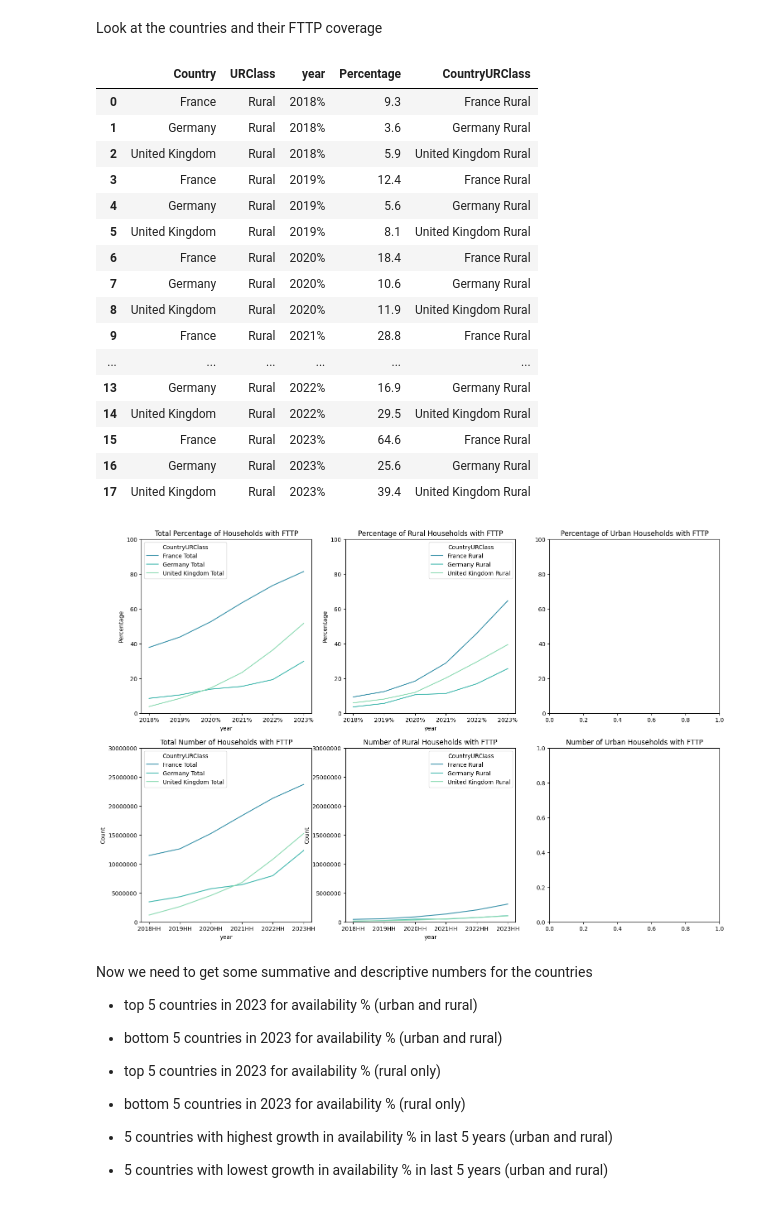
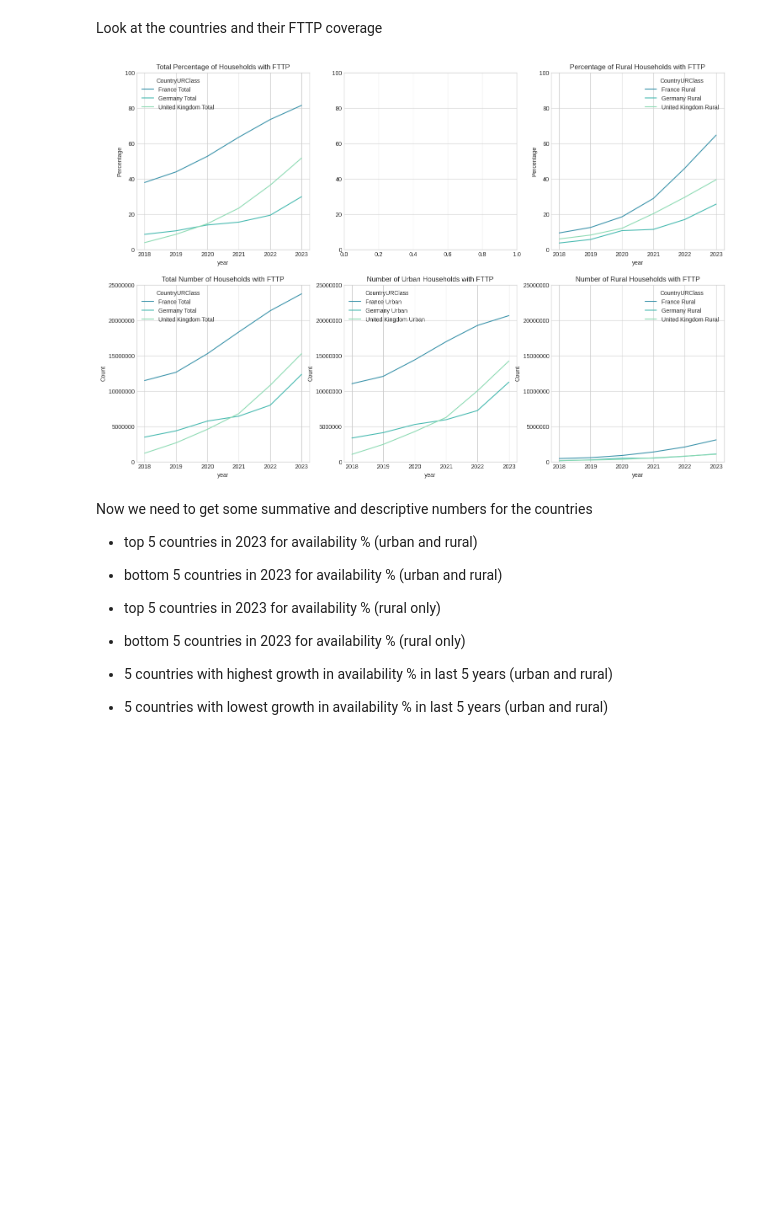
Before and after one commit to yuliiabosher/Fiber-optic-project, a Jupyter notebook: european_fibre_optic_data_clean_and_load.ipynb, the cells around one changed output. Drawn from its saved outputs; the diff is of its cells as text; code cells hidden in the pictures; blank space fills up the shorter version.

```diff
--- a/european_fibre_optic_data_clean_and_load.ipynb
+++ b/european_fibre_optic_data_clean_and_load.ipynb
@@ -261,9 +261,11 @@ Look at the countries and their FTTP coverage
 # %%
 
 # Import and alias the necessary libraries
+#!pip install mplcursors
 import numpy as np
 import matplotlib.pyplot as plt
 import seaborn as sns
+from mplcursors import cursor
 
 percentage_columns = ['Country','URClass','2018%','2019%','2020%','2021%','2022%','2023%']
 dfEuropeCleanPlotPercentage=dfEuropeCleanFTTP[percentage_columns]
@@ -300,71 +302,71 @@ dfUKFranceGermanyUrbanPlotHouseholds=pd.DataFrame({
   '2023HH': [(dfUKFranceGermanyTotalPlotHouseholds.loc[0,'2023HH'] - dfUKFranceGermanyRuralPlotHouseholds.loc[0,'2023HH']),(dfUKFranceGermanyTotalPlotHouseholds.loc[1,'2023HH'] - dfUKFranceGermanyRuralPlotHouseholds.loc[1,'2023HH']),(dfUKFranceGermanyTotalPlotHouseholds.loc[2,'2023HH'] - dfUKFranceGermanyRuralPlotHouseholds.loc[2,'2023HH'])]
   })
 
 #display(dfUKFranceGermanyUrbanPlotPercentage)
+dfUKFranceGermanyUrbanPlotHouseholds.rename(columns={'2018HH': '2018', '2019HH': '2019', '2020HH': '2020', '2021HH':'2021', '2022HH':'2022', '2023HH':'2023'}, inplace=True)
+dfUKFranceGermanyRuralPlotHouseholds.rename(columns={'2018HH': '2018', '2019HH': '2019', '2020HH': '2020', '2021HH':'2021', '2022HH':'2022', '2023HH':'2023'}, inplace=True)
+dfUKFranceGermanyTotalPlotHouseholds.rename(columns={'2018HH': '2018', '2019HH': '2019', '2020HH': '2020', '2021HH':'2021', '2022HH':'2022', '2023HH':'2023'}, inplace=True)
+dfUKFranceGermanyTotalPlotPercentage.rename(columns={'2018%': '2018', '2019%': '2019', '2020%': '2020', '2021%':'2021', '2022%':'2022', '2023%':'2023'}, inplace=True)
+dfUKFranceGermanyRuralPlotPercentage.rename(columns={'2018%': '2018', '2019%': '2019', '2020%': '2020', '2021%':'2021', '2022%':'2022', '2023%':'2023'}, inplace=True)
 
 
-dfUKFranceGermanyTotalPlotPercentage=dfUKFranceGermanyTotalPlotPercentage.melt(id_vars=["Country", 'URClass'],value_vars=['Country','2018%','2019%','2020%','2021%','2022%','2023%'])
+dfUKFranceGermanyTotalPlotPercentage=dfUKFranceGermanyTotalPlotPercentage.melt(id_vars=["Country", 'URClass'],value_vars=['Country','2018','2019','2020','2021','2022','2023'])
 dfUKFranceGermanyTotalPlotPercentage['CountryURClass'] = dfUKFranceGermanyTotalPlotPercentage[['Country', 'URClass']].agg(' '.join, axis=1)
-dfUKFranceGermanyRuralPlotPercentage=dfUKFranceGermanyRuralPlotPercentage.melt(id_vars=["Country", 'URClass'],value_vars=['Country','2018%','2019%','2020%','2021%','2022%','2023%'])
+dfUKFranceGermanyRuralPlotPercentage=dfUKFranceGermanyRuralPlotPercentage.melt(id_vars=["Country", 'URClass'],value_vars=['Country','2018','2019','2020','2021','2022','2023'])
 dfUKFranceGermanyRuralPlotPercentage['CountryURClass'] = dfUKFranceGermanyRuralPlotPercentage[['Country', 'URClass']].agg(' '.join, axis=1)
-dfUKFranceGermanyRuralPlotHouseholds=dfUKFranceGermanyRuralPlotHouseholds.melt(id_vars=["Country", 'URClass'],value_vars=['Country','2018HH','2019HH','2020HH','2021HH','2022HH','2023HH'])
+dfUKFranceGermanyRuralPlotHouseholds=dfUKFranceGermanyRuralPlotHouseholds.melt(id_vars=["Country", 'URClass'],value_vars=['Country','2018','2019','2020','2021','2022','2023'])
 dfUKFranceGermanyRuralPlotHouseholds['CountryURClass'] = dfUKFranceGermanyRuralPlotHouseholds[['Country', 'URClass']].agg(' '.join, axis=1)
-dfUKFranceGermanyTotalPlotHouseholds=dfUKFranceGermanyTotalPlotHouseholds.melt(id_vars=["Country", 'URClass'],value_vars=['Country','2018HH','2019HH','2020HH','2021HH','2022HH','2023HH'])
+dfUKFranceGermanyTotalPlotHouseholds=dfUKFranceGermanyTotalPlotHouseholds.melt(id_vars=["Country", 'URClass'],value_vars=['Country','2018','2019','2020','2021','2022','2023'])
 dfUKFranceGermanyTotalPlotHouseholds['CountryURClass'] = dfUKFranceGermanyTotalPlotHouseholds[['Country', 'URClass']].agg(' '.join, axis=1)
+dfUKFranceGermanyUrbanPlotHouseholds=dfUKFranceGermanyUrbanPlotHouseholds.melt(id_vars=["Country", 'URClass'],value_vars=['Country','2018','2019','2020','2021','2022','2023'])
+dfUKFranceGermanyUrbanPlotHouseholds['CountryURClass'] = dfUKFranceGermanyUrbanPlotHouseholds[['Country', 'URClass']].agg(' '.join, axis=1)
 
-#dfUKFranceGermanyUrbanPlotPercentage=dfUKFranceGermanyUrbanPlotPercentage.melt(id_vars=["Country", 'URClass'],value_vars=['Country','2018%','2019%','2020%','2021%','2022%','2023%'])
-#dfUKFranceGermanyUrbanPlotPercentage['CountryURClass'] = dfUKFranceGermanyUrbanPlotPercentage[['Country', 'URClass']].agg(' '.join, axis=1)
-#dfUKFranceGermanyUrbanPlotPercentage.rename(columns={'variable': 'year', 'value': 'Percentage'}, inplace=True)
 dfUKFranceGermanyRuralPlotPercentage.rename(columns={'variable': 'year', 'value': 'Percentage'}, inplace=True)
 dfUKFranceGermanyTotalPlotPercentage.rename(columns={'variable': 'year', 'value': 'Percentage'}, inplace=True)
 dfUKFranceGermanyRuralPlotHouseholds.rename(columns={'variable': 'year', 'value': 'Count'}, inplace=True)
 dfUKFranceGermanyTotalPlotHouseholds.rename(columns={'variable': 'year', 'value': 'Count'}, inplace=True)
+dfUKFranceGermanyUrbanPlotHouseholds.rename(columns={'variable': 'year', 'value': 'Count'}, inplace=True)
 
-#display(dfUKFranceGermanyTotalPlotPercentage)
-#display(dfUKFranceGermanyRuralPlotPercentage)
-#display(dfUKFranceGermanyTotalPlotHouseholds)
-#display(dfUKFranceGermanyRuralPlotHouseholds)
+def convert_columns_to_numeric(dataframe, isPercentage) :
+  if isPercentage:
+    dataframe["Percentage"] = pd.to_numeric(dataframe["Percentage"])
+  else:
+    dataframe["Count"] = pd.to_numeric(dataframe["Count"])
+  dataframe["year"] = pd.to_numeric(dataframe["year"])
+
+convert_columns_to_numeric(dfUKFranceGermanyTotalPlotPercentage, True)
+convert_columns_to_numeric(dfUKFranceGermanyRuralPlotPercentage, True)
+convert_columns_to_numeric(dfUKFranceGermanyTotalPlotHouseholds, False)
+convert_columns_to_numeric(dfUKFranceGermanyUrbanPlotHouseholds, False)
+convert_columns_to_numeric(dfUKFranceGermanyRuralPlotHouseholds, False)
 
 colors=sns.color_palette('mako')[3:6]
 fig, axes = plt.subplots(2,3, figsize=(18,12))
 axes[0,0].set(ylim=(0, 100))
 axes[0,0].set_title('Total Percentage of Households with FTTP')
+#axes[0,1].set_title('Percentage of Rural Households with FTTP')
 axes[0,1].set(ylim=(0, 100))
-axes[0,1].set_title('Percentage of Rural Households with FTTP')
 axes[0,2].set(ylim=(0, 100))
-axes[0,2].set_title('Percentage of Urban Households with FTTP')
+axes[0,2].set_title('Percentage of Rural Households with FTTP')
 axes[1,0].set_title('Total Number of Households with FTTP')
-axes[1,1].set_title('Number of Rural Households with FTTP')
-axes[1,2].set_title('Number of Urban Households with FTTP')
+axes[1,1].set_title('Number of Urban Households with FTTP')
+axes[1,2].set_title('Number of Rural Households with FTTP')
 axes[1,0].get_yaxis().get_major_formatter().set_scientific(False)
 axes[1,1].get_yaxis().get_major_formatter().set_scientific(False)
-axes[1,0].set(ylim=(0, 30000000))
-axes[1,1].set(ylim=(0, 30000000))
+axes[1,2].get_yaxis().get_major_formatter().set_scientific(False)
+axes[1,0].set(ylim=(0, 25000000))
+axes[1,1].set(ylim=(0, 25000000))
+axes[1,2].set(ylim=(0, 25000000))
 
-sns.lineplot(x='year', y='Percentage', hue='CountryURClass', palette=colors, data=dfUKFranceGermanyTotalPlotPercentage, ax=axes[0,0])
-sns.lineplot(x='year', y='Percentage', hue='CountryURClass', palette=colors, data=dfUKFranceGermanyRuralPlotPercentage, ax=axes[0,1])
+sns.lineplot(x='year', y='Percentage', hue='CountryURClass', palette=colors, data=dfUKFranceGermanyTotalPlotPercentage,ax=axes[0,0])
+sns.lineplot(x='year', y='Percentage', hue='CountryURClass', palette=colors, data=dfUKFranceGermanyRuralPlotPercentage, ax=axes[0,2])
 sns.lineplot(x='year', y='Count', hue='CountryURClass', palette=colors, data=dfUKFranceGermanyTotalPlotHouseholds, ax=axes[1,0])
-sns.lineplot(x='year', y='Count', hue='CountryURClass', palette=colors, data=dfUKFranceGermanyRuralPlotHouseholds, ax=axes[1,1])
+sns.lineplot(x='year', y='Count', hue='CountryURClass', palette=colors, data=dfUKFranceGermanyUrbanPlotHouseholds, ax=axes[1,1])
+sns.lineplot(x='year', y='Count', hue='CountryURClass', palette=colors, data=dfUKFranceGermanyRuralPlotHouseholds, ax=axes[1,2])
+cursor(hover=True)
 plt.show()
 # %% [output]
-|  | Country | URClass | year | Percentage | CountryURClass |
-| 0 | France | Rural | 2018% | 9.3 | France Rural |
-| 1 | Germany | Rural | 2018% | 3.6 | Germany Rural |
-| 2 | United Kingdom | Rural | 2018% | 5.9 | United Kingdom Rural |
-| 3 | France | Rural | 2019% | 12.4 | France Rural |
-| 4 | Germany | Rural | 2019% | 5.6 | Germany Rural |
-| 5 | United Kingdom | Rural | 2019% | 8.1 | United Kingdom Rural |
-| 6 | France | Rural | 2020% | 18.4 | France Rural |
-| 7 | Germany | Rural | 2020% | 10.6 | Germany Rural |
-| 8 | United Kingdom | Rural | 2020% | 11.9 | United Kingdom Rural |
-| 9 | France | Rural | 2021% | 28.8 | France Rural |
-| ... | ... | ... | ... | ... | ... |
-| 13 | Germany | Rural | 2022% | 16.9 | Germany Rural |
-| 14 | United Kingdom | Rural | 2022% | 29.5 | United Kingdom Rural |
-| 15 | France | Rural | 2023% | 64.6 | France Rural |
-| 16 | Germany | Rural | 2023% | 25.6 | Germany Rural |
-| 17 | United Kingdom | Rural | 2023% | 39.4 | United Kingdom Rural |
-[figure, old version]
+[figure, new version]
 # %% [markdown]
 Now we need to get some summative and descriptive numbers
 for the countries
```
Also changed, not shown: parts of 3 cells of this notebook.
